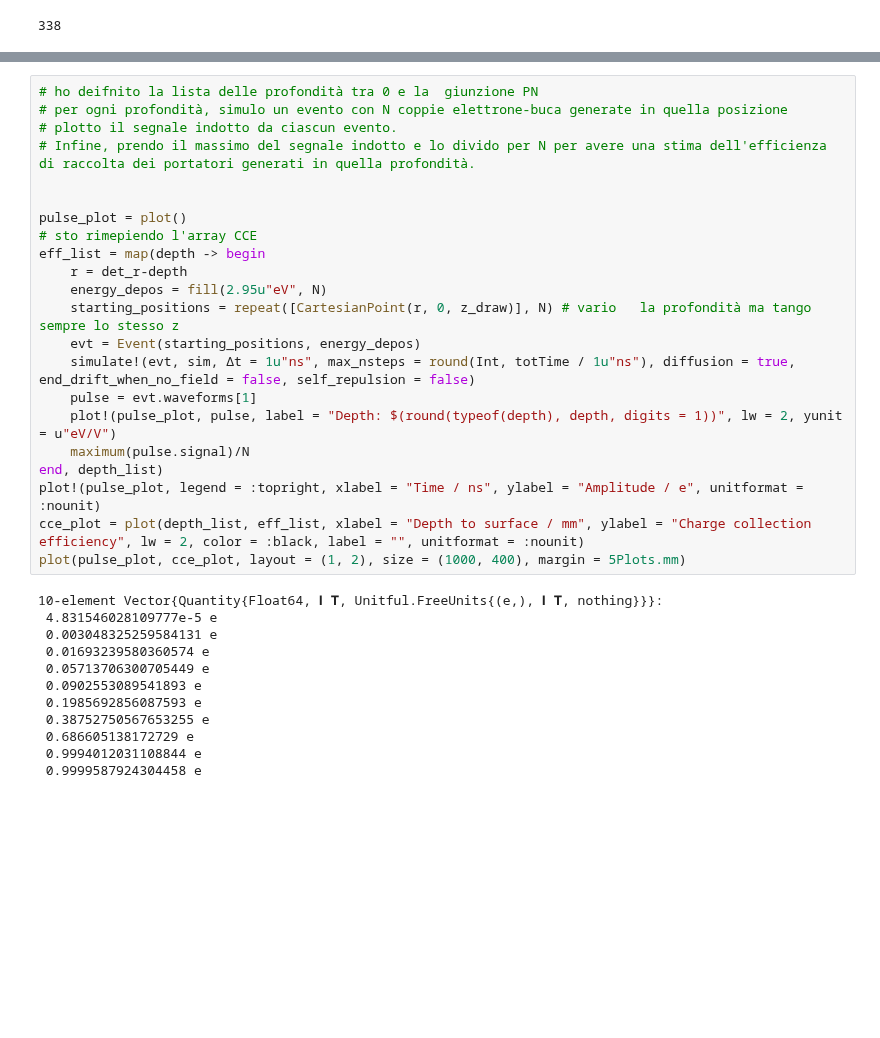
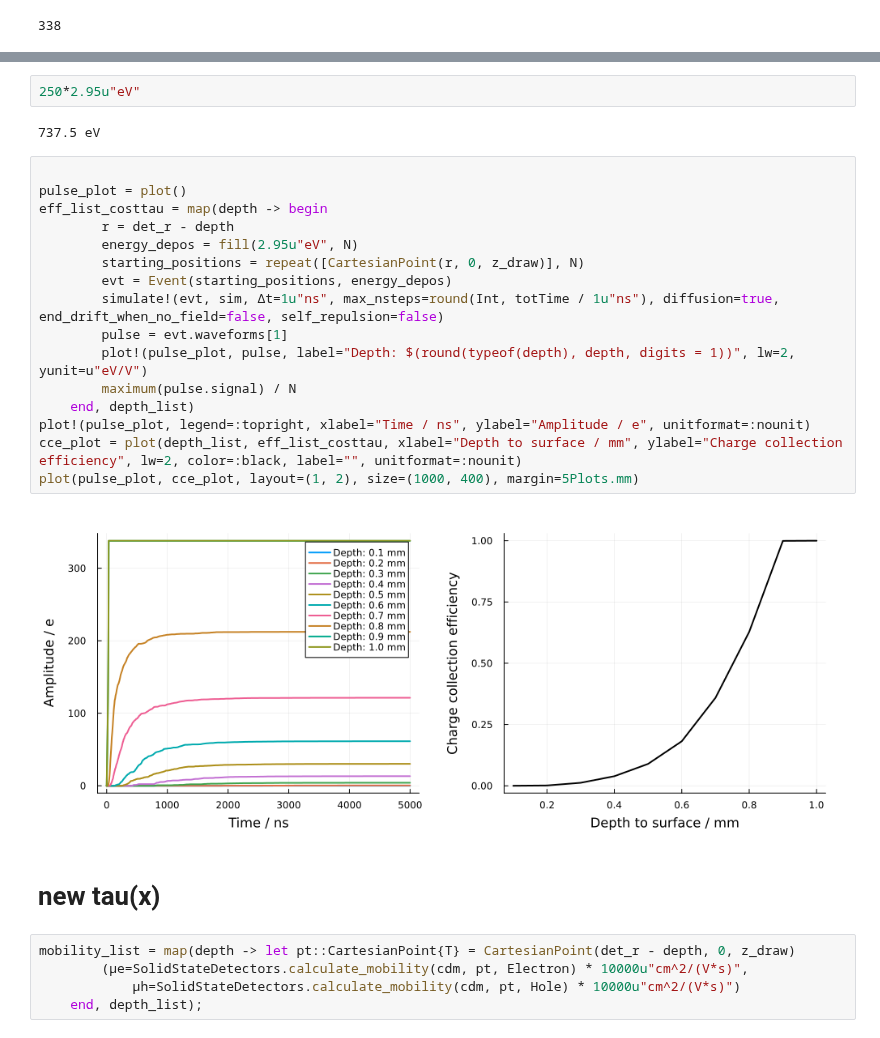
Before and after one commit to RitaF00/SolidStateDetector-NEW, a Jupyter notebook: ChargeTrappingModel_dev/SSD_code/how-it-works.ipynb, the cells around one changed output, grey strips where cells are left out. Drawn from its saved outputs; the diff is of its cells as text; blank space fills up the shorter version.

Commit message:
Codice SSD.jl in cui posso mettere tempo di vita della carica (sia elettrone che lacuna) in funzione dello spazio

```diff
--- a/ChargeTrappingModel_dev/SSD_code/how-it-works.ipynb
+++ b/ChargeTrappingModel_dev/SSD_code/how-it-works.ipynb
@@ -168,34 +165,29 @@ N = Int(totEnergy÷2.95u"eV")  # 2.95 keV is the average energy needed to create
+# %%
+250*2.95u"eV"
+# %% [output]
+737.5 eV
 # %%
-# ho deifnito la lista delle profondità tra 0 e la  giunzione PN
-# per ogni profondità, simulo un evento con N coppie elettrone-buca generate in quella posizione
-# plotto il segnale indotto da ciascun evento.
-# Infine, prendo il massimo del segnale indotto e lo divido per N per avere una stima dell'efficienza di raccolta dei portatori generati in quella profondità.
-
 
 pulse_plot = plot()
-# sto rimepiendo l'array CCE
-eff_list = map(depth -> begin
-    r = det_r-depth
-    energy_depos = fill(2.95u"eV", N)
-    starting_positions = repeat([CartesianPoint(r, 0, z_draw)], N) # vario   la profondità ma tango sempre lo stesso z
-    evt = Event(starting_positions, energy_depos)
-    simulate!(evt, sim, Δt = 1u"ns", max_nsteps = round(Int, totTime / 1u"ns"), diffusion = true, end_drift_when_no_field = false, self_repulsion = false)
-    pulse = evt.waveforms[1]
-    plot!(pulse_plot, pulse, label = "Depth: $(round(typeof(depth), depth, digits = 1))", lw = 2, yunit = u"eV/V")
-    maximum(pulse.signal)/N
-end, depth_list)
-plot!(pulse_plot, legend = :topright, xlabel = "Time / ns", ylabel = "Amplitude / e", unitformat = :nounit)
-cce_plot = plot(depth_list, eff_list, xlabel = "Depth to surface / mm", ylabel = "Charge collection efficiency", lw = 2, color = :black, label = "", unitformat = :nounit)
-plot(pulse_plot, cce_plot, layout = (1, 2), size = (1000, 400), margin = 5Plots.mm)
+eff_list_costtau = map(depth -> begin
+        r = det_r - depth
+        energy_depos = fill(2.95u"eV", N)
+        starting_positions = repeat([CartesianPoint(r, 0, z_draw)], N)
+        evt = Event(starting_positions, energy_depos)
+        simulate!(evt, sim, Δt=1u"ns", max_nsteps=round(Int, totTime / 1u"ns"), diffusion=true, end_drift_when_no_field=false, self_repulsion=false)
+        pulse = evt.waveforms[1]
+        plot!(pulse_plot, pulse, label="Depth: $(round(typeof(depth), depth, digits = 1))", lw=2, yunit=u"eV/V")
+        maximum(pulse.signal) / N
+    end, depth_list)
+plot!(pulse_plot, legend=:topright, xlabel="Time / ns", ylabel="Amplitude / e", unitformat=:nounit)
+cce_plot = plot(depth_list, eff_list_costtau, xlabel="Depth to surface / mm", ylabel="Charge collection efficiency", lw=2, color=:black, label="", unitformat=:nounit)
+plot(pulse_plot, cce_plot, layout=(1, 2), size=(1000, 400), margin=5Plots.mm)
 # %% [output]
-10-element Vector{Quantity{Float64, 𝐈 𝐓, Unitful.FreeUnits{(e,), 𝐈 𝐓, nothing}}}:
- 4.831546028109777e-5 e
- 0.003048325259584131 e
- 0.01693239580360574 e
- 0.05713706300705449 e
- 0.0902553089541893 e
- 0.1985692856087593 e
- 0.38752750567653255 e
- 0.686605138172729 e
- 0.9994012031108844 e
- 0.9999587924304458 e
+[figure, added]
+# %% [markdown]
+# new tau(x)
+# %%
+mobility_list = map(depth -> let pt::CartesianPoint{T} = CartesianPoint(det_r - depth, 0, z_draw)
+        (µe=SolidStateDetectors.calculate_mobility(cdm, pt, Electron) * 10000u"cm^2/(V*s)",
+            µh=SolidStateDetectors.calculate_mobility(cdm, pt, Hole) * 10000u"cm^2/(V*s)")
+    end, depth_list);
```
Also changed, not shown: parts of 35 cells of this notebook, 8 other files.
